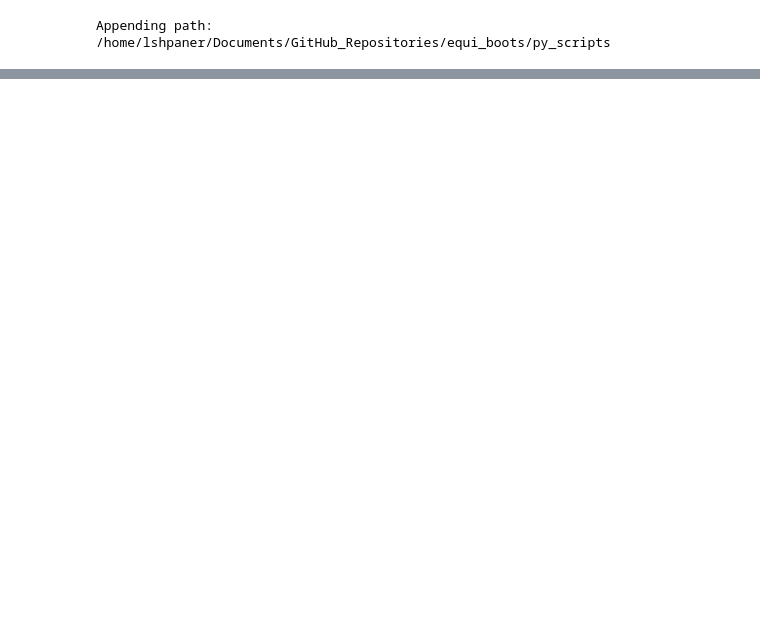
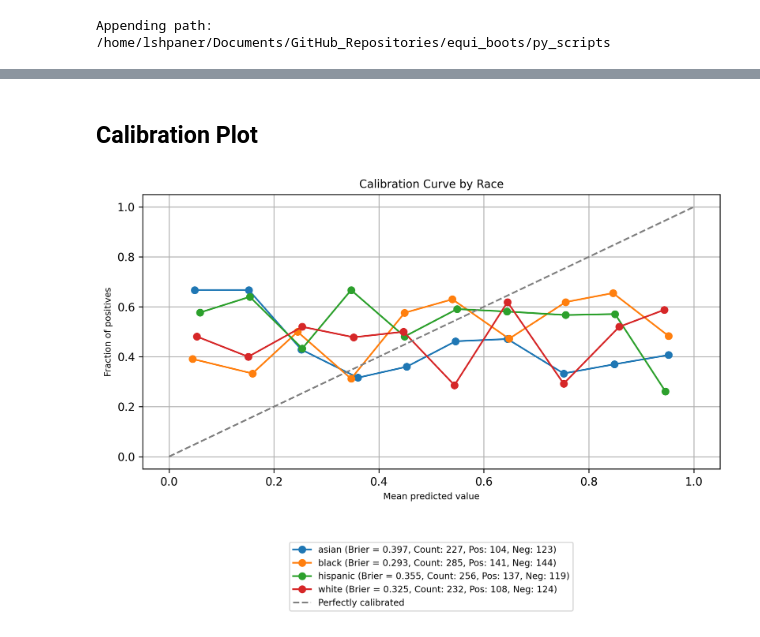
Before and after one commit to uclamii/equiboots_docs, a Jupyter notebook: notebooks/eq_plot_roc_auc.ipynb, the cells around one changed output, grey strips where cells are left out. Saved outputs shown, nothing was run; the diff lists cells and outputs as text; code cells hidden in the pictures; blank space fills up the shorter version.

```diff
--- a/notebooks/eq_plot_roc_auc.ipynb
+++ b/notebooks/eq_plot_roc_auc.ipynb
@@ -100,0 +82,14 @@ Groups created
+# %% [markdown]
+## Calibration Plot
+# %%
+# Calibration plot
+fig3 = eq_calibration_curve_plot(
+    data=sliced_data,
+    n_bins=10,
+    title="Calibration Curve by Race",
+    tick_fontsize=8,
+    decimal_places=3,
+)
+fig3.show()
+# %% [output]
+[figure, added]
```
Also changed, not shown: parts of 10 cells of this notebook, 1 other file.
